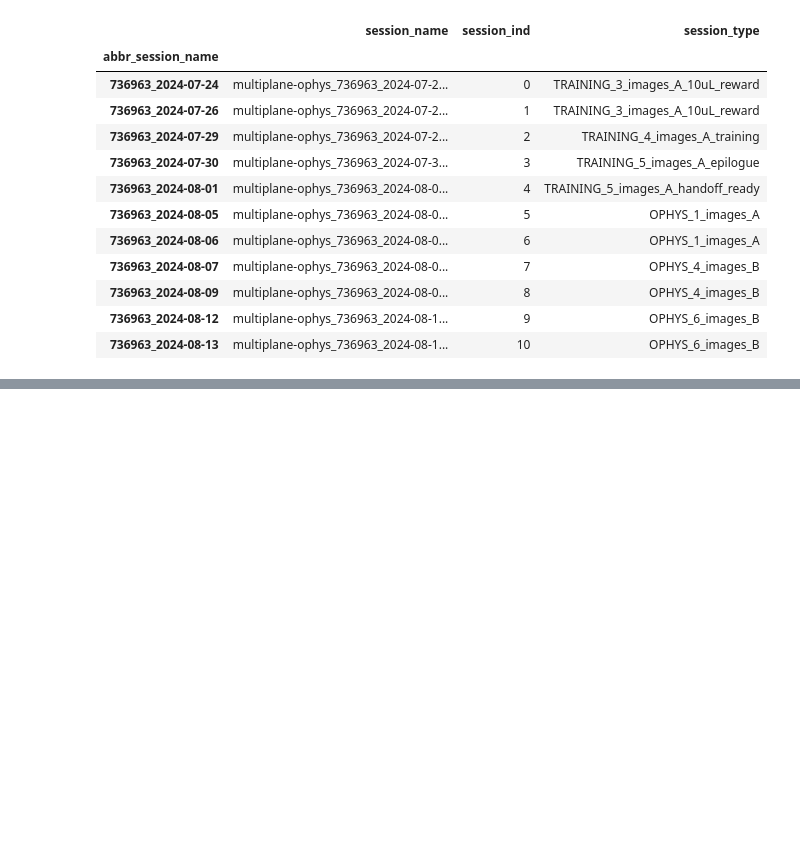
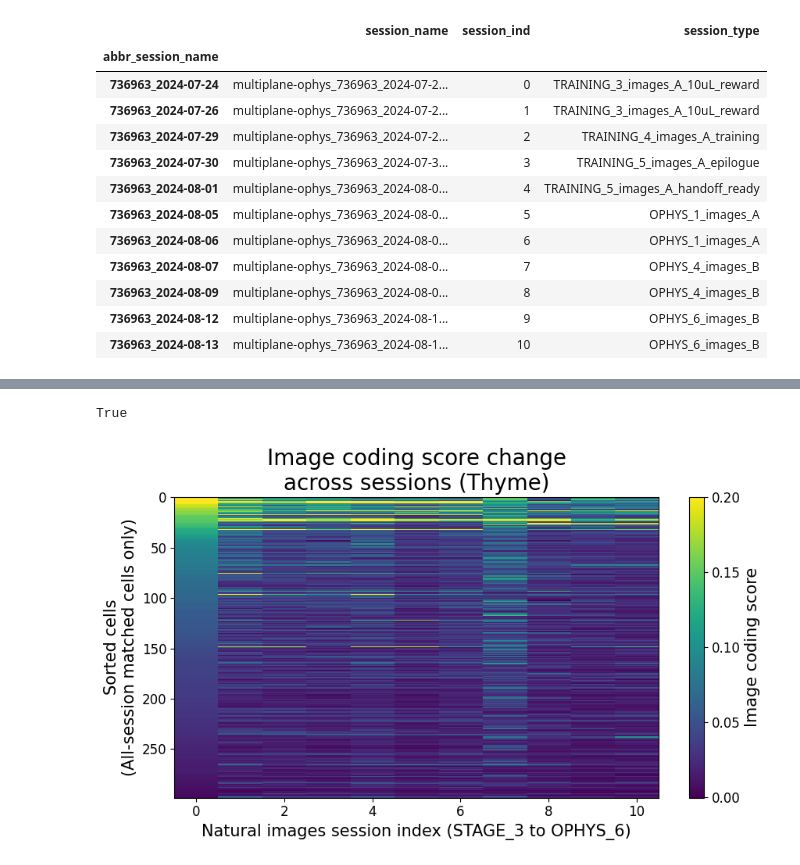
Before and after one commit to AllenNeuralDynamics/AIND-ophys-mFISH-GLM, a Jupyter notebook: code/notebooks/250120_thyme_coding_score_across_sessions.ipynb, the cells around one changed output, grey strips where cells are left out. Saved outputs shown, nothing was run; the diff lists cells and outputs as text; code cells hidden in the pictures; blank space fills up the shorter version.

```diff
--- a/code/notebooks/250120_thyme_coding_score_across_sessions.ipynb
+++ b/code/notebooks/250120_thyme_coding_score_across_sessions.ipynb
@@ -156,5 +96,4 @@ session_roi_cat_df.query('fov_name=="VISp_0" and roi_session_index==5')
 # %%
-from tqdm import tqdm
 images_coding_score_list = []
 session_names = []
 session_inds = np.arange(11)
@@ -171,10 +110,19 @@ for session_ind in tqdm(range(11)):
             session_key=[session_key]
         )
 
+
     matched_unique_cell_name = []
     session_roi_cat_df = roicat_df.query(f'session_ind=={session_ind}')
     matched_df = session_roi_cat_df.query('matched==True')
     matched_roi_id = ['_'.join(rn.split('_')[2:]) for rn in matched_df.roi_name.values]
+
+    zero_activity_cell_roi_ids = list(set(matched_roi_id) - set(images_coding_score_xr.cell_roi_id.values))
+    # add zero values to images_coding_score_xr
+    zero_xr = xr.DataArray(np.zeros(len(zero_activity_cell_roi_ids)),
+                        coords=[zero_activity_cell_roi_ids],
+                        dims=['cell_roi_id'])
+    images_coding_score_xr = xr.concat([images_coding_score_xr, zero_xr], dim='cell_roi_id')
+
     images_coding_score_xr = images_coding_score_xr.sel(cell_roi_id=matched_roi_id)
 
     unique_cell_names = []
@@ -215,2 +137,2 @@ ValueError: setting an array element with a sequence
 # %%
-images_coding_score = xr.concat(images_coding_score_list, dim='unique_cell_name')
+images_coding_score_sessions = xr.concat(images_coding_score_list, dim='session_key')
@@ -233,3 +139,5 @@ roicat_df.query('matched==False')
 # %%
-num_matched_sessions = roicat_df.query('matched').groupby('unique_cell_name').size()
-many_matched_ucn = num_matched_sessions.index.values[np.where(num_matched_sessions >= 9)[0]]
+num_matched_sessions_threshold = 11
+num_matching_series = roicat_df.query('matched').groupby('unique_cell_name').size()
+all_matched_unique_cell_names = num_matching_series.index.values[np.where(num_matching_series>=num_matched_sessions_threshold)[0]]
+all_matched_images_coding_score = images_coding_score_sessions.sel(unique_cell_name=all_matched_unique_cell_names)
@@ -391,0 +144,25 @@ roicat_df
+# %%
+np.array_equal(np.sort(all_matched_images_coding_score.session_key.values),
+               all_matched_images_coding_score.session_key.values)
+# %% [output]
+True
+# %%
+novelty_sorted_inds = np.argsort(-all_matched_images_coding_score.isel(session_key=0), axis=0).squeeze()
+# %%
+fig, ax = plt.subplots(figsize=(10,5))
+values = all_matched_images_coding_score.values.squeeze().T
+sorted_values = values[novelty_sorted_inds,:]
+im = ax.imshow(sorted_values,
+          aspect='auto',
+          interpolation='none',
+            vmax=0.2)
+cbar = plt.colorbar(im)
+cbar.set_ticks([0, 0.05, 0.1, 0.15, 0.2])
+cbar.ax.tick_params(labelsize=12)
+cbar.set_label('Image coding score', fontsize=15)
+ax.set_xlabel('Natural images session index (STAGE_3 to OPHYS_6)', fontsize=15)
+ax.set_ylabel('Sorted cells\n(All-session matched cells only)', fontsize=15)
+ax.set_title('Image coding score change\nacross sessions (Thyme)', fontsize=20)
+ax.tick_params(axis='both', labelsize=12)
+# %% [output]
+[figure, added]
```
Also changed, not shown: parts of 25 cells of this notebook, 5 other files.
